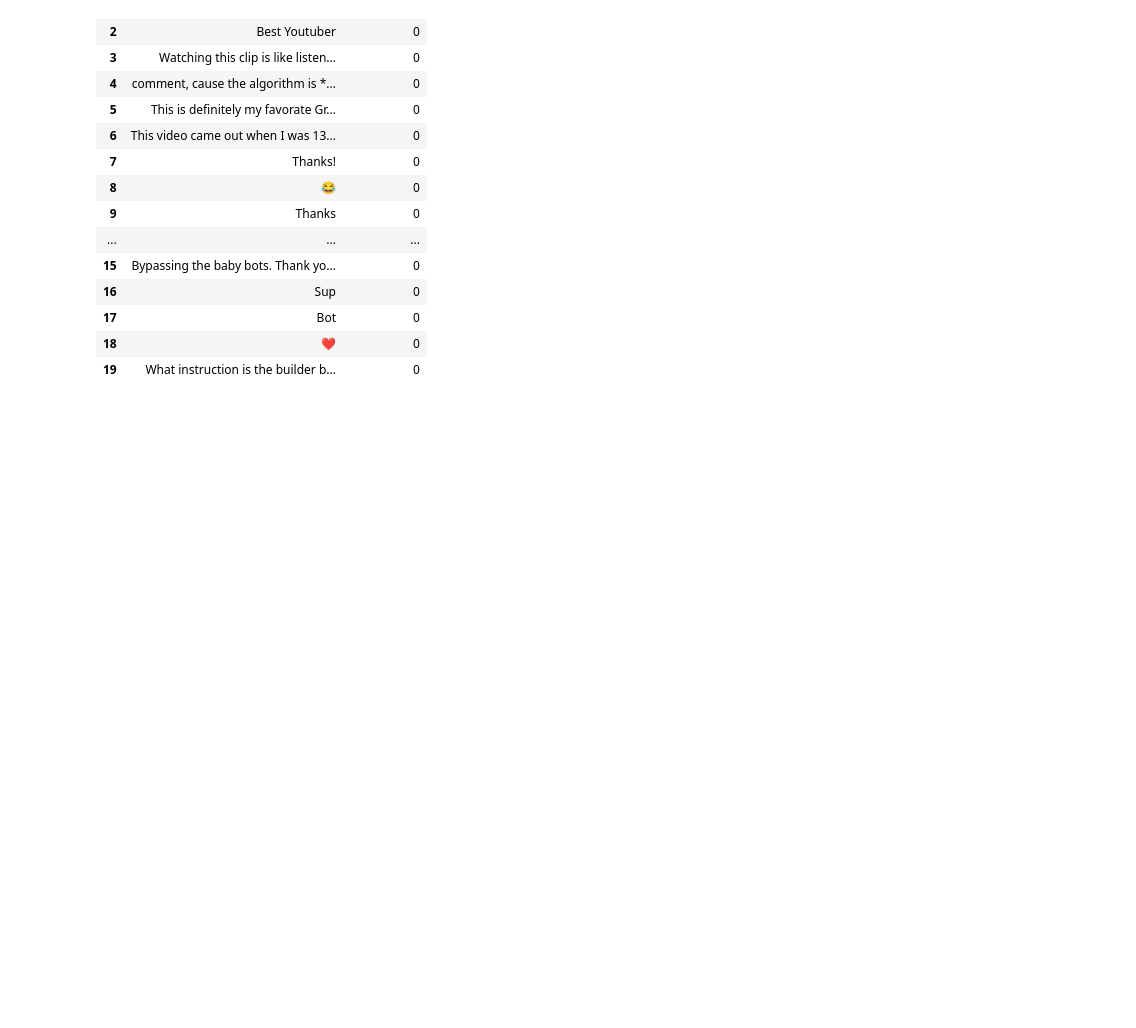
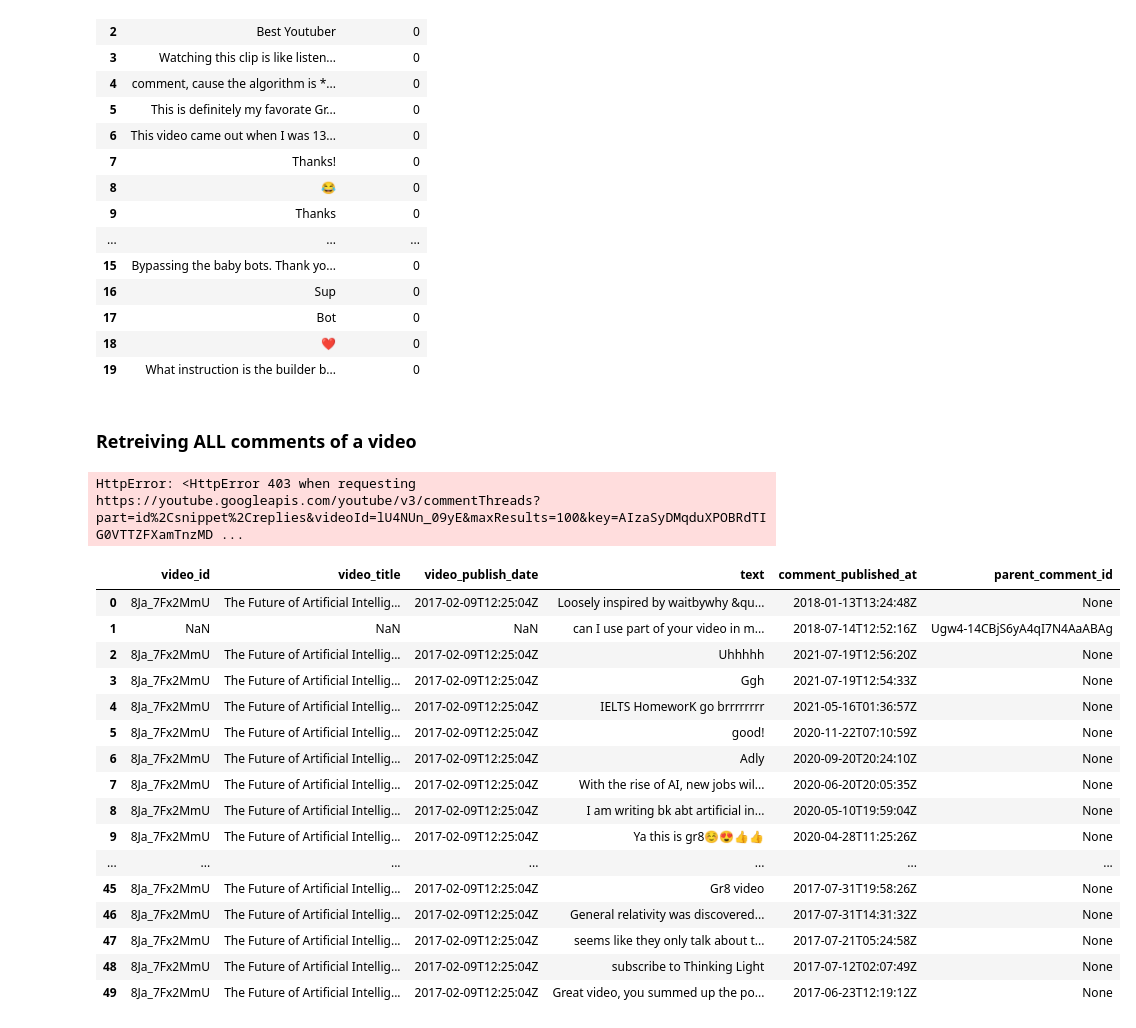
Before and after one commit to lorenzobehna/Social-Computing_Final-Project, a Jupyter notebook: code/data_collection.ipynb, the cells around one changed output. Drawn from its saved outputs; the diff is of its cells as text; code cells hidden in the pictures; blank space fills up the shorter version.

Commit message:
working on retreiving the comments

```diff
--- a/code/data_collection.ipynb
+++ b/code/data_collection.ipynb
@@ -221,3 +221,26 @@ video_comments_df.head(20)
 | 17 | Bot | 0 |
 | 18 | ❤ | 0 |
 | 19 | What instruction is the builder b... | 0 |
+# %% [markdown]
+### Retreiving ALL comments of a video
+# %%
+def get_all_top_level_comment_replies(top_level_comment_id, replies, page_token):
+    youtube = build('youtube', 'v3', developerKey=API_KEY)
+
+    response = youtube.comments().list(
+        part="snippet",
+        parentId=top_level_comment_id,
+        maxResults=100,
+        pageToken=page_token).execute()
+
+    for item in response["items"]:
+        replies.append({
+            "text": item["snippet"]["textDisplay"],
+            "comment_published_at": item["snippet"]["publishedAt"],
+            "parent_comment_id": top_level_comment_id
+            })
+
+    if "nextPageToken" in replies:
+        return get_all_top_level_comment_replies(top_level_comment_id, replies, response["nextPageToken"])
+    else:
+        return replies
@@ -223,0 +287,30 @@ video_comments_df.head(20)
+# %%
+id = "lU4NUn_09yE"
+publishe_date = "2017-07-11T03:40:45Z"
+title = "The first artificial intelligence I ever made"
+
+all_comments_df = get_all_comments(id, publishe_date, title)
+# %% [output]
+HttpError: <HttpError 403 when requesting https://youtube.googleapis.com/youtube/v3/commentThreads?part=id%2Csnippet%2Creplies&videoId=lU4NUn_09yE&maxResults=100&key=AIzaSyDMqduXPOBRdTIG0VTTZFXamTnzMD ...
+# %%
+#all_comments_df.to_pickle("all_comments.pkl")
+#all_comments_df.to_csv("all_comments.csv")
+all_comments_df.head(50)
+# %% [output]
+|  | video_id | video_title | video_publish_date | text | comment_published_at | parent_comment_id |
+| 0 | 8Ja_7Fx2MmU | The Future of Artificial Intellig... | 2017-02-09T12:25:04Z | Loosely inspired by waitbywhy &qu... | 2018-01-13T13:24:48Z | None |
+| 1 | NaN | NaN | NaN | can I use part of your video in m... | 2018-07-14T12:52:16Z | Ugw4-14CBjS6yA4qI7N4AaABAg |
+| 2 | 8Ja_7Fx2MmU | The Future of Artificial Intellig... | 2017-02-09T12:25:04Z | Uhhhhh | 2021-07-19T12:56:20Z | None |
+| 3 | 8Ja_7Fx2MmU | The Future of Artificial Intellig... | 2017-02-09T12:25:04Z | Ggh | 2021-07-19T12:54:33Z | None |
+| 4 | 8Ja_7Fx2MmU | The Future of Artificial Intellig... | 2017-02-09T12:25:04Z | IELTS HomeworK go brrrrrrrr | 2021-05-16T01:36:57Z | None |
+| 5 | 8Ja_7Fx2MmU | The Future of Artificial Intellig... | 2017-02-09T12:25:04Z | good! | 2020-11-22T07:10:59Z | None |
+| 6 | 8Ja_7Fx2MmU | The Future of Artificial Intellig... | 2017-02-09T12:25:04Z | Adly | 2020-09-20T20:24:10Z | None |
+| 7 | 8Ja_7Fx2MmU | The Future of Artificial Intellig... | 2017-02-09T12:25:04Z | With the rise of AI, new jobs wil... | 2020-06-20T20:05:35Z | None |
+| 8 | 8Ja_7Fx2MmU | The Future of Artificial Intellig... | 2017-02-09T12:25:04Z | I am writing bk abt artificial in... | 2020-05-10T19:59:04Z | None |
+| 9 | 8Ja_7Fx2MmU | The Future of Artificial Intellig... | 2017-02-09T12:25:04Z | Ya this is gr8☺😍👍👍 | 2020-04-28T11:25:26Z | None |
+| ... | ... | ... | ... | ... | ... | ... |
+| 45 | 8Ja_7Fx2MmU | The Future of Artificial Intellig... | 2017-02-09T12:25:04Z | Gr8 video | 2017-07-31T19:58:26Z | None |
+| 46 | 8Ja_7Fx2MmU | The Future of Artificial Intellig... | 2017-02-09T12:25:04Z | General relativity was discovered... | 2017-07-31T14:31:32Z | None |
+| 47 | 8Ja_7Fx2MmU | The Future of Artificial Intellig... | 2017-02-09T12:25:04Z | seems like they only talk about t... | 2017-07-21T05:24:58Z | None |
+| 48 | 8Ja_7Fx2MmU | The Future of Artificial Intellig... | 2017-02-09T12:25:04Z | subscribe to Thinking Light | 2017-07-12T02:07:49Z | None |
+| 49 | 8Ja_7Fx2MmU | The Future of Artificial Intellig... | 2017-02-09T12:25:04Z | Great video, you summed up the po... | 2017-06-23T12:19:12Z | None |
```
Also changed, not shown: parts of 1 cell of this notebook.
